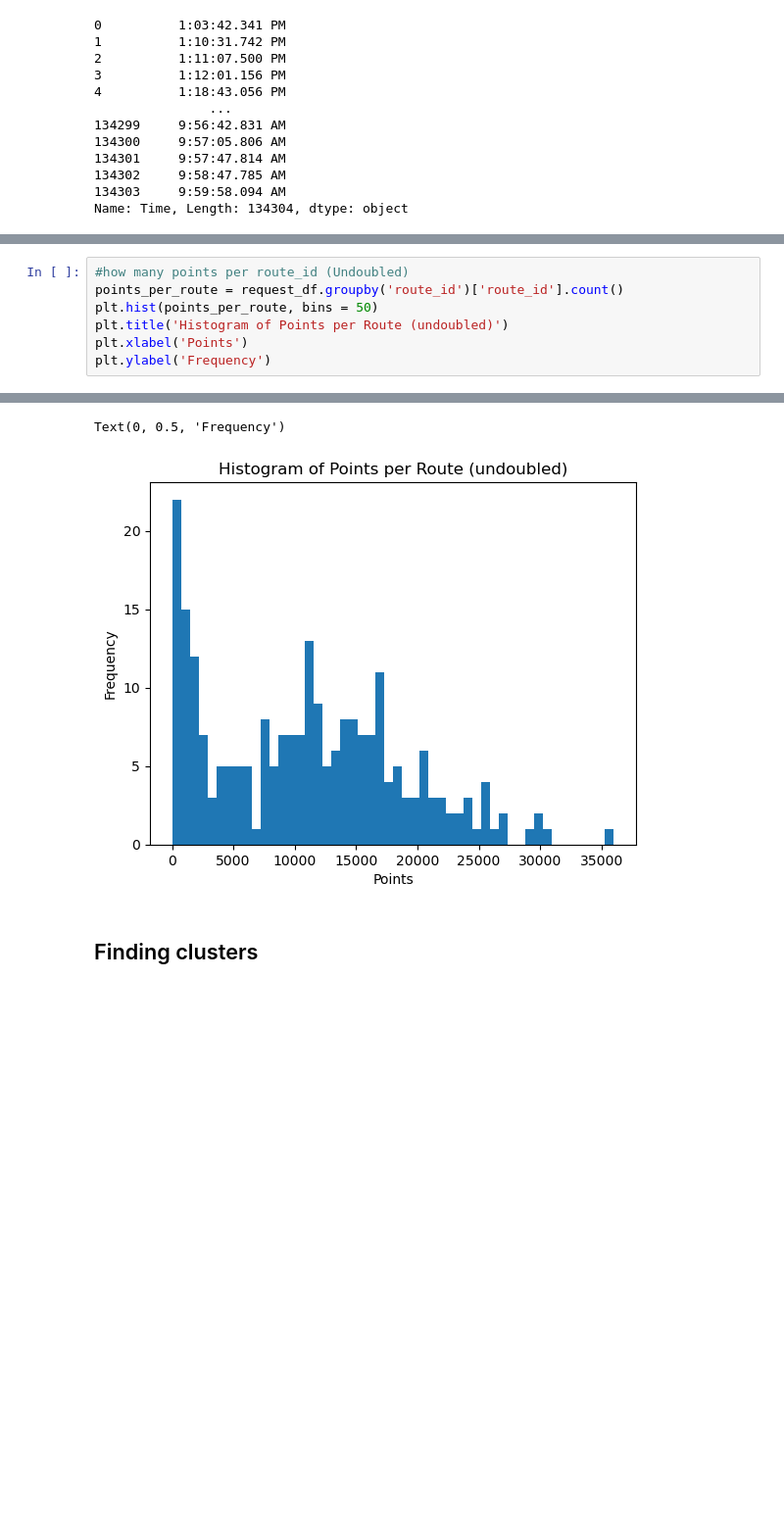
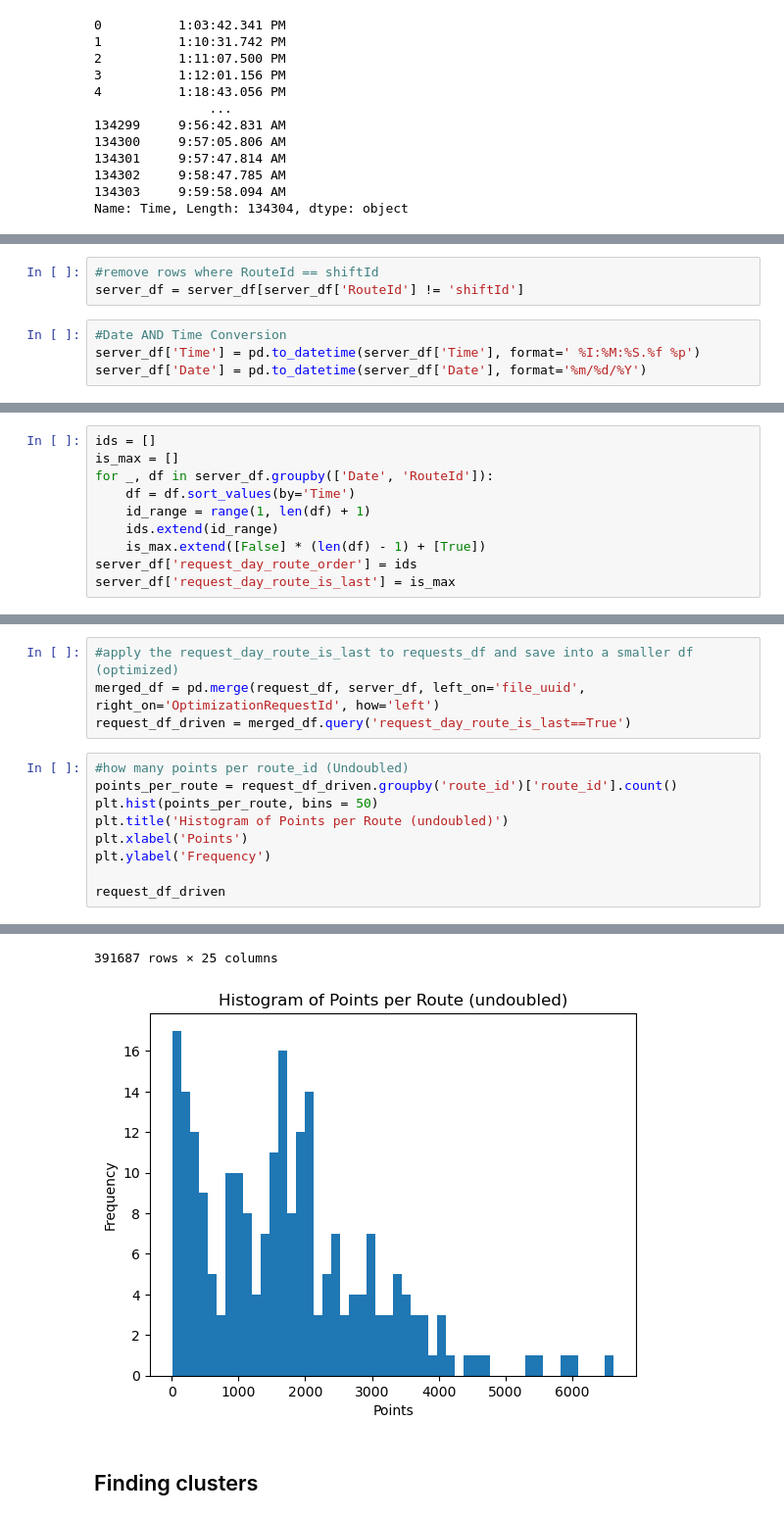
Before and after one commit to Frederic-P/learning-driver-preferences, a Jupyter notebook: notebooks/2 - EDA.ipynb, the cells around one changed output, grey strips where cells are left out. Shown at 98% size. Drawn from its saved outputs; the diff is of its cells as text; blank space fills up the shorter version.

```diff
--- a/notebooks/2 - EDA.ipynb
+++ b/notebooks/2 - EDA.ipynb
@@ -75,0 +91,7 @@ server_df = server_df[~server_df['Time'].str.contains('PM')]
+# %%
+#remove rows where RouteId == shiftId
+server_df = server_df[server_df['RouteId'] != 'shiftId']
+# %%
+#Date AND Time Conversion
+server_df['Time'] = pd.to_datetime(server_df['Time'], format=' %I:%M:%S.%f %p')
+server_df['Date'] = pd.to_datetime(server_df['Date'], format='%m/%d/%Y')
@@ -75,0 +109,10 @@ server_df = server_df[~server_df['Time'].str.contains('PM')]
+# %%
+ids = []
+is_max = []
+for _, df in server_df.groupby(['Date', 'RouteId']):
+    df = df.sort_values(by='Time')
+    id_range = range(1, len(df) + 1)
+    ids.extend(id_range)
+    is_max.extend([False] * (len(df) - 1) + [True])
+server_df['request_day_route_order'] = ids
+server_df['request_day_route_is_last'] = is_max
@@ -76,8 +146,14 @@ server_df = server_df[~server_df['Time'].str.contains('PM')]
+# %%
+#apply the request_day_route_is_last to requests_df and save into a smaller df (optimized)
+merged_df = pd.merge(request_df, server_df, left_on='file_uuid', right_on='OptimizationRequestId', how='left')
+request_df_driven = merged_df.query('request_day_route_is_last==True')
 # %%
 #how many points per route_id (Undoubled)
-points_per_route = request_df.groupby('route_id')['route_id'].count()
+points_per_route = request_df_driven.groupby('route_id')['route_id'].count()
 plt.hist(points_per_route, bins = 50)
 plt.title('Histogram of Points per Route (undoubled)')
 plt.xlabel('Points')
 plt.ylabel('Frequency')
+
+request_df_driven
 # %% [output]
@@ -84,5 +172,5 @@ plt.ylabel('Frequency')
-Text(0, 0.5, 'Frequency')
+391687 rows × 25 columns
-[figure, old version]
+[figure, new version]
 # %% [markdown]
 ## Finding clusters
 # %%
```
Also changed, not shown: parts of 13 cells of this notebook.
